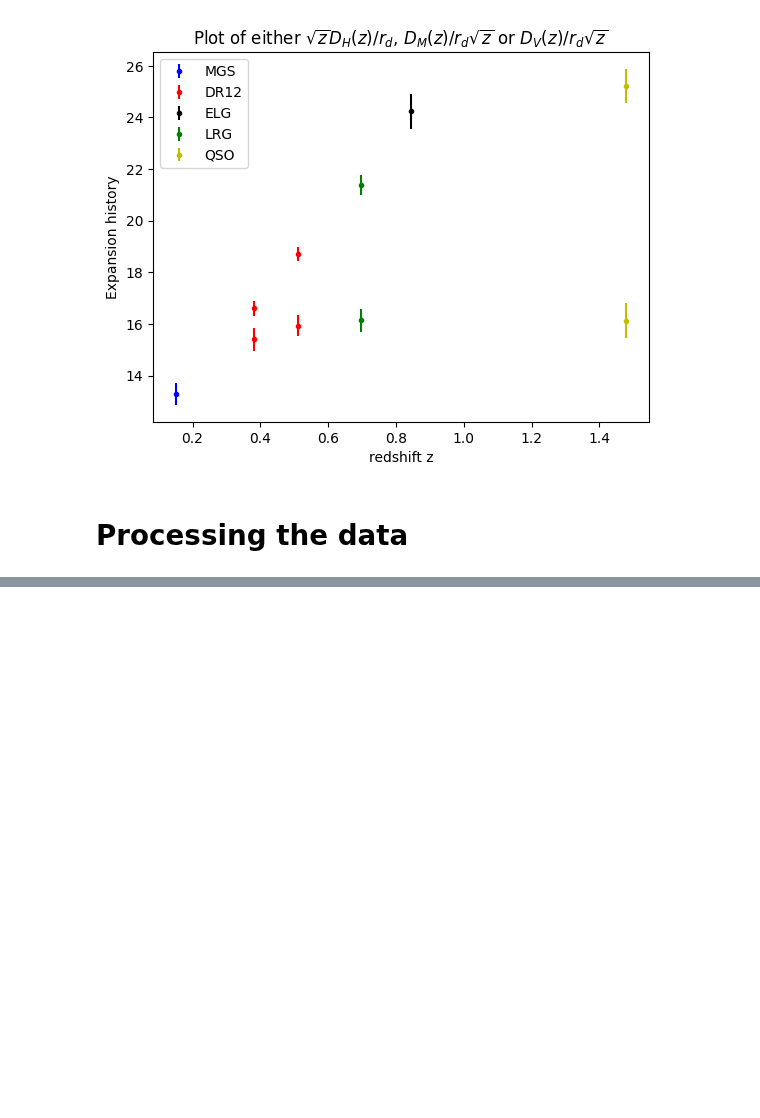
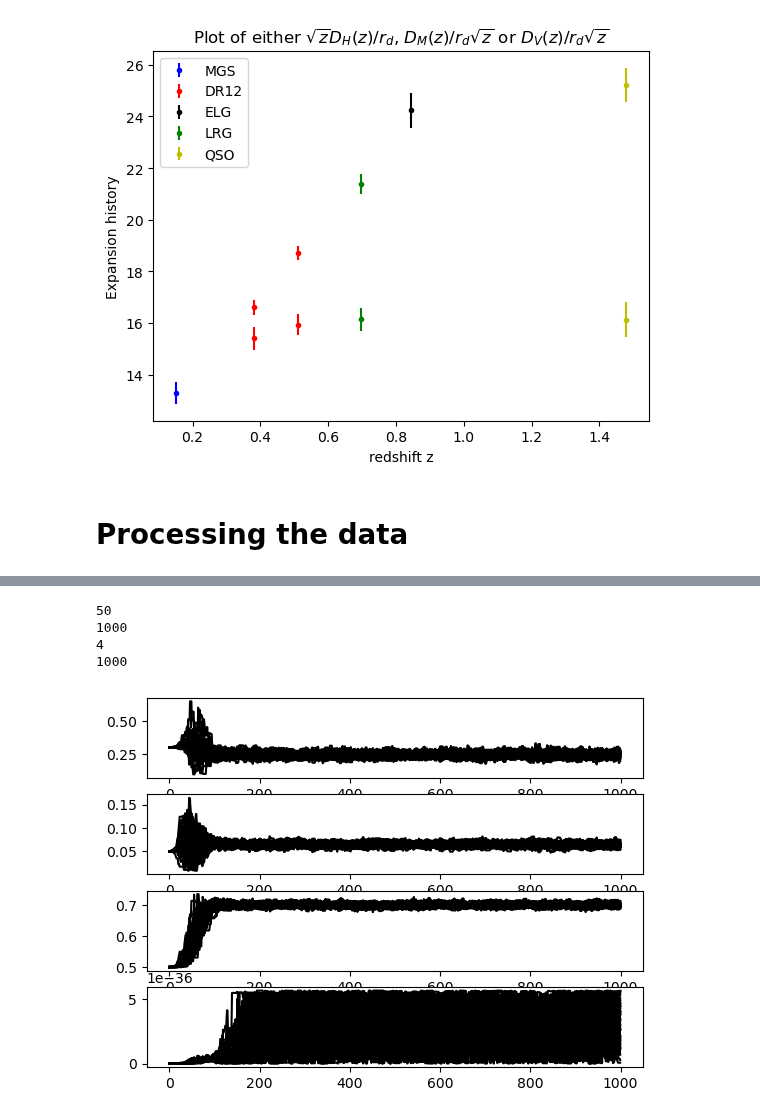
Before and after one commit to CarolaZano/4DEGB-tests, a Jupyter notebook: Parameter_inference/Combined/MCMC_combined_latest_V.ipynb, the cells around one changed output, grey strips where cells are left out. Saved outputs shown, nothing was run; the diff lists cells and outputs as text; code cells hidden in the pictures; blank space fills up the shorter version.

Commit message:
looked at past MCMC

```diff
--- a/Parameter_inference/Combined/MCMC_combined_latest_V.ipynb
+++ b/Parameter_inference/Combined/MCMC_combined_latest_V.ipynb
@@ -535,26 +533,30 @@ plt.savefig('CornerPlot_GL4DEGB_5params_nucleosynth.pdf')
 # %%
 samples_chain = sampler.chain
 print(len(samples_chain))
 print(len(samples_chain[0]))
 print(len(samples_chain[0][0]))
 print(len(samples_chain[0, :, 0]))
 
-fig, ax = plt.subplots(5)
+fig, ax = plt.subplots(4)
 
 for i in range(len(samples_chain)):
     ax[0].plot(samples_chain[i, :, 0], color = "black")
     ax[1].plot(samples_chain[i, :, 1], color = "black")
     ax[2].plot(samples_chain[i, :, 2], color = "black")
     ax[3].plot(samples_chain[i, :, 3], color = "black")
-    ax[4].plot(samples_chain[i, :, 4], color = "black")
 
 # TO SAVE CHAINS
 np.savetxt('MCMC_full_chain_nucelosynth_Omg_c.csv', samples_chain[0], delimiter=',')
 np.savetxt('MCMC_full_chain_nucelosynth_Omg_b.csv', samples_chain[1], delimiter=',')
 np.savetxt('MCMC_full_chain_nucelosynth_h.csv', samples_chain[2], delimiter=',')
 np.savetxt('MCMC_full_chain_nucelosynth_alpha_t.csv', samples_chain[3], delimiter=',')
-np.savetxt('MCMC_full_chain_nucelosynth_Omg_k.csv', samples_chain[4], delimiter=',')
 
 # TO RELOAD CHAINS
 # data = loadtxt('MCMC_full_chain_nucleosynth_Omg_c.csv', delimiter=',')
+# %% [output]
+50
+1000
+4
+1000
+[figure, added]
 # %%
```
Also changed, not shown: parts of 15 cells of this notebook.
